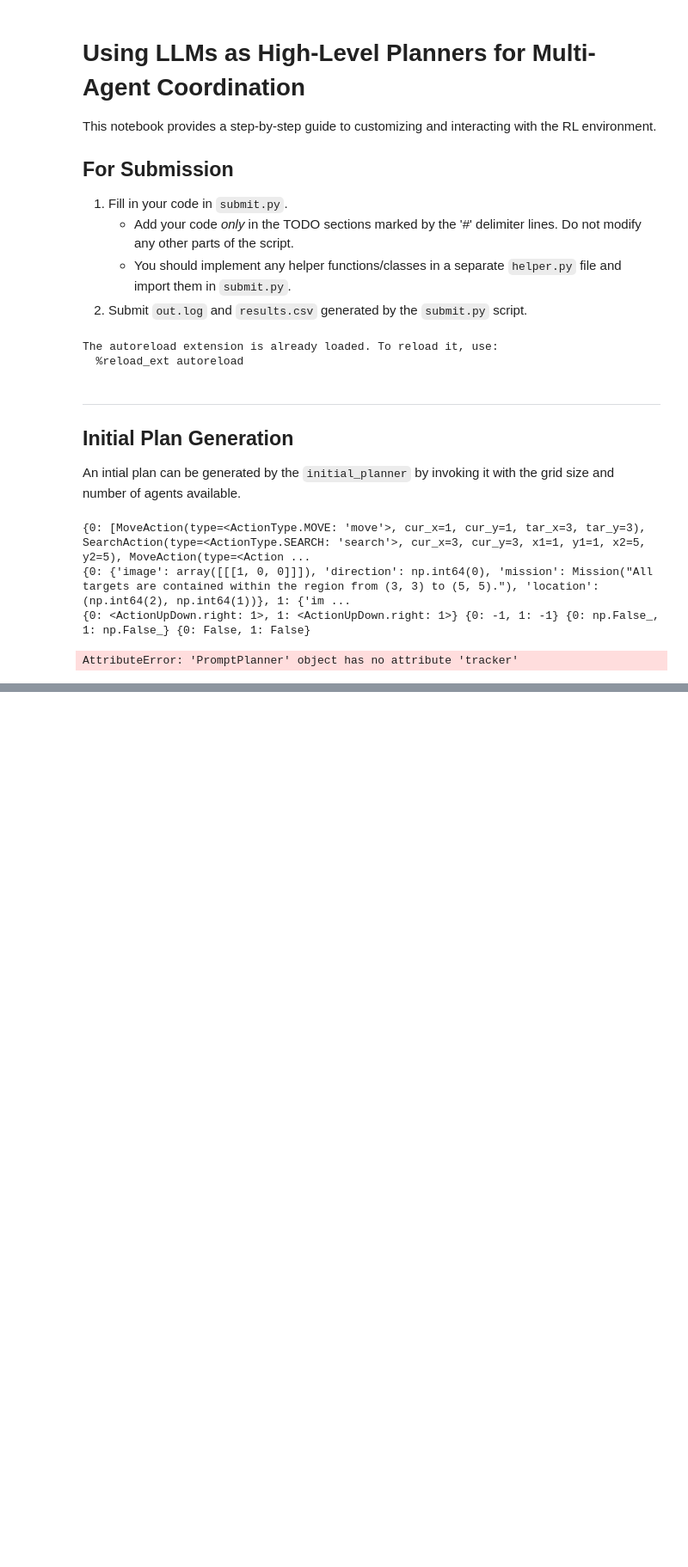
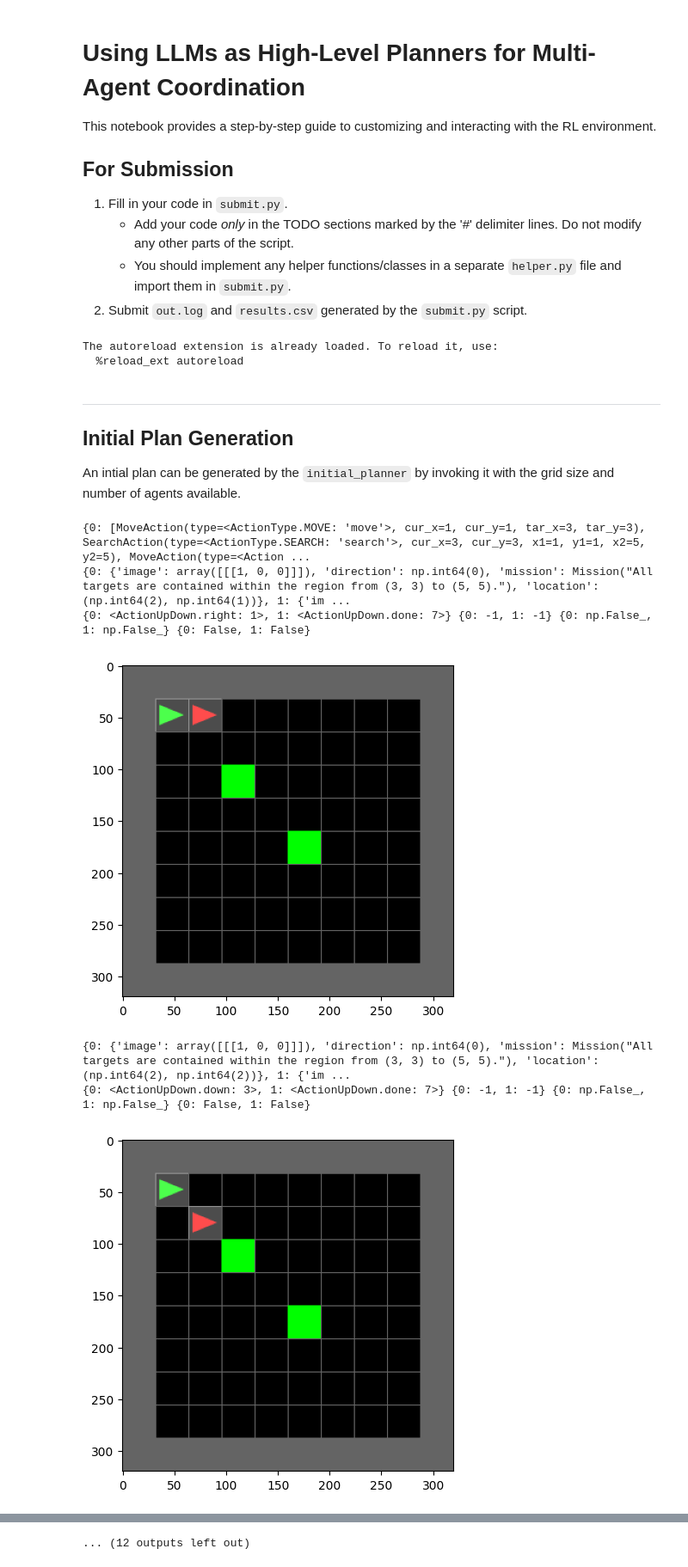
Before and after one commit to FausticSun/hierarchical_planning, a Jupyter notebook: scratch.ipynb, the cells around one changed output, grey strips where cells are left out. Shown: that part at 86% size. Cells and saved outputs as stored; diff of their text form; code cells hidden in the pictures; blank space fills up the shorter version.

Commit message:
add condition for replan when target found

```diff
--- a/scratch.ipynb
+++ b/scratch.ipynb
@@ -53,33 +53,38 @@ planner = PromptPlanner(llm=llm, grid_size=N, observations=observations, infos=i
 mission = observations[0]["mission"]
 plan = planner.initial_plan()
 print(plan)
 for agent, actions in plan.items():
     for action in actions:
         agents.tell({agent: action.serialize()})
 
 while not agents.all_idle() and not env.unwrapped.is_done():
     # Obtain the low-level action for current time step for all agents
     a = agents.act()
 
     # Step the environment with the actions
     observations, rewards, terminations, truncations, infos = env.step(a)
     print(observations)
     print(a, rewards, terminations, truncations)
 
-    plan = planner.replan(observations, rewards, terminations, truncations, infos)
+    plan = planner.replan(
+        agents, observations, rewards, terminations, truncations, infos
+    )
     for agent, actions in plan.items():
         for action in actions:
             agents.tell({agent: action.serialize()})
 
     # Render the environment
     img = env.render()
     plt.figure(figsize=(5, 5))
     plt.imshow(img)
     plt.show()
 
 env.close()
 # %% [output]
 {0: [MoveAction(type=<ActionType.MOVE: 'move'>, cur_x=1, cur_y=1, tar_x=3, tar_y=3), SearchAction(type=<ActionType.SEARCH: 'search'>, cur_x=3, cur_y=3, x1=1, y1=1, x2=5, y2=5), MoveAction(type=<Action ...
 {0: {'image': array([[[1, 0, 0]]]), 'direction': np.int64(0), 'mission': Mission("All targets are contained within the region from (3, 3) to (5, 5)."), 'location': (np.int64(2), np.int64(1))}, 1: {'im ...
-{0: <ActionUpDown.right: 1>, 1: <ActionUpDown.right: 1>} {0: -1, 1: -1} {0: np.False_, 1: np.False_} {0: False, 1: False}
+{0: <ActionUpDown.right: 1>, 1: <ActionUpDown.done: 7>} {0: -1, 1: -1} {0: np.False_, 1: np.False_} {0: False, 1: False}
+[figure, added]
-AttributeError: 'PromptPlanner' object has no attribute 'tracker'
+{0: {'image': array([[[1, 0, 0]]]), 'direction': np.int64(0), 'mission': Mission("All targets are contained within the region from (3, 3) to (5, 5)."), 'location': (np.int64(2), np.int64(2))}, 1: {'im ...
+{0: <ActionUpDown.down: 3>, 1: <ActionUpDown.done: 7>} {0: -1, 1: -1} {0: np.False_, 1: np.False_} {0: False, 1: False}
+[figure, added]
@@ -85,0 +103 @@ AttributeError: 'PromptPlanner' object has no attribute 'tracker'
+... (12 outputs left out)
```
Also changed, not shown: parts of 1 cell of this notebook, 2 other files.
